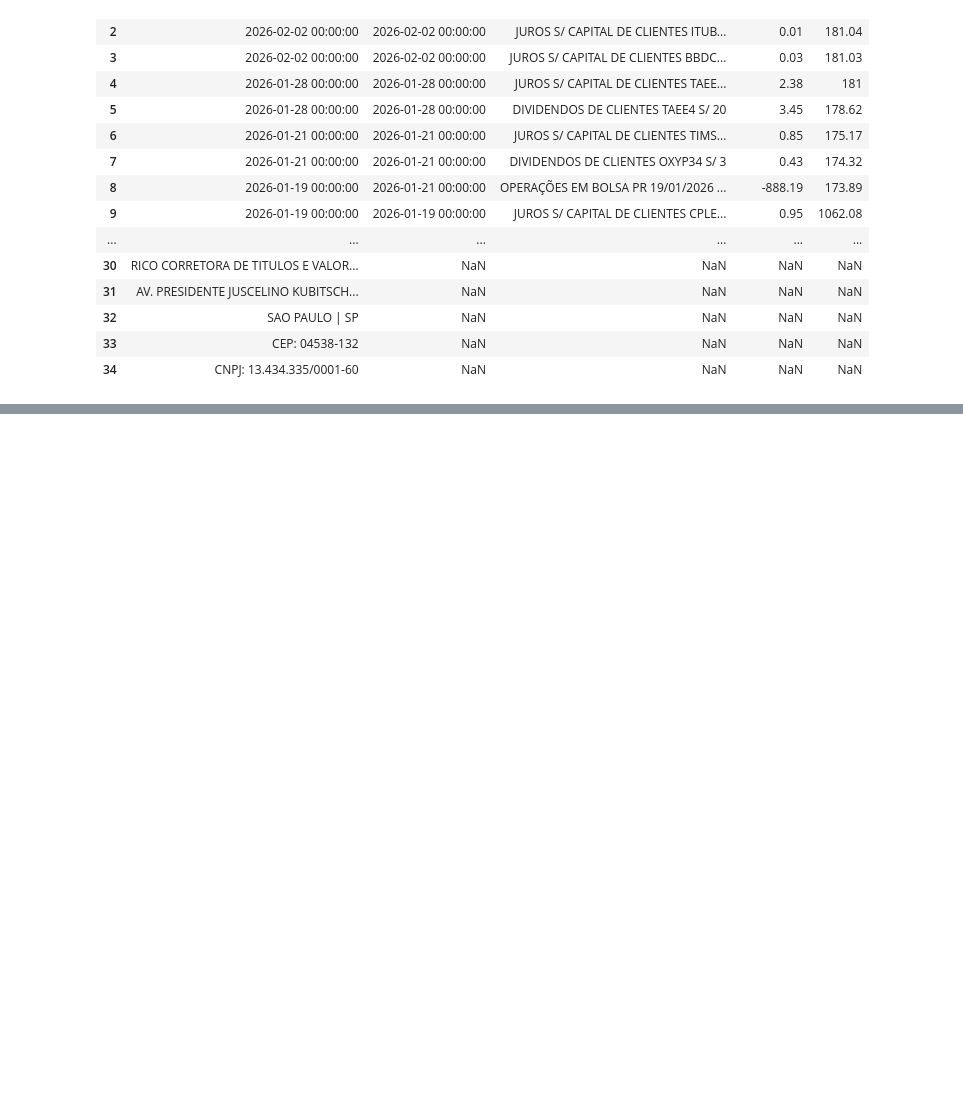
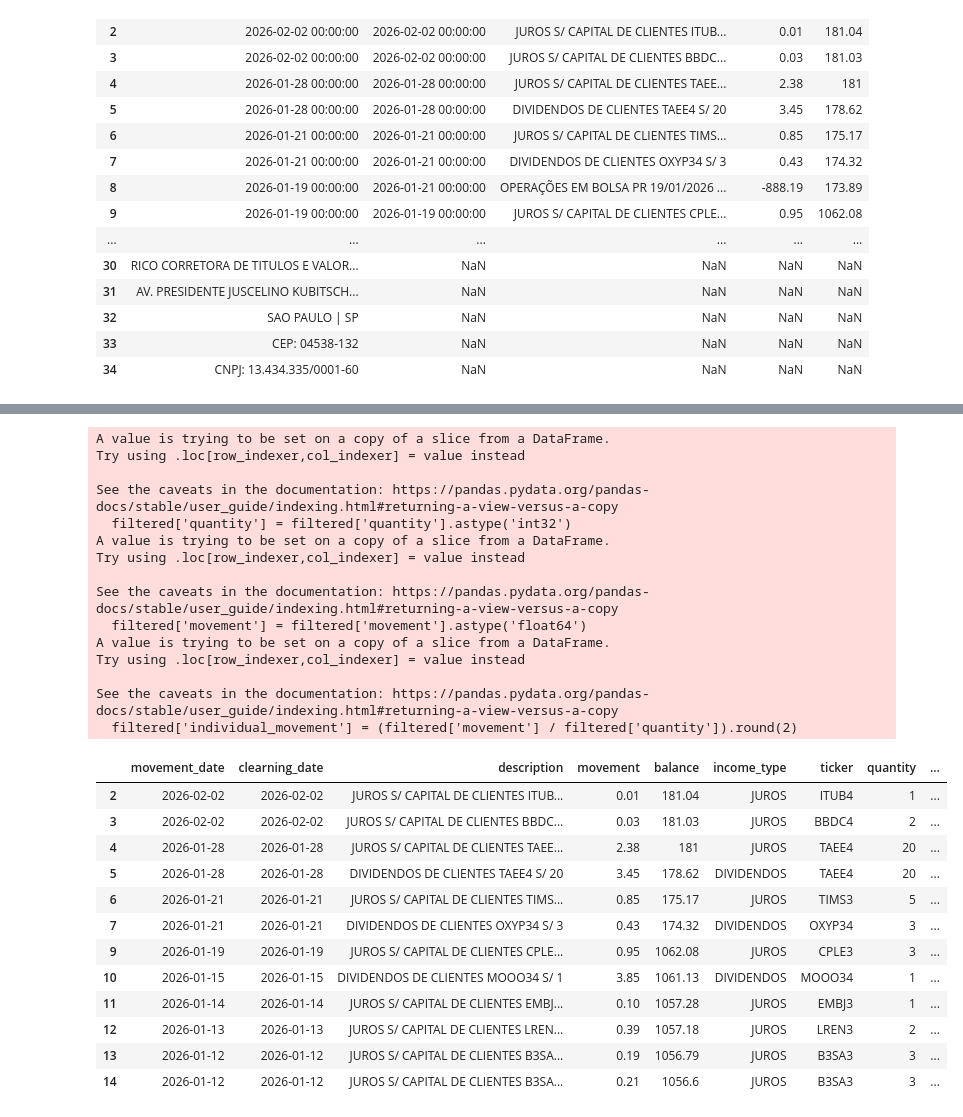
Before and after one commit to sergiobk201/portfolio_dashboard, a Jupyter notebook: dividends_pipeline.ipynb, the cells around one changed output, grey strips where cells are left out. Drawn from its saved outputs; the diff is of its cells as text; code cells hidden in the pictures; blank space fills up the shorter version.

Commit message:
dividend excel pipeline created, now I have to load historical dividends + add id logid + database logic + executable py file

```diff
--- a/dividends_pipeline.ipynb
+++ b/dividends_pipeline.ipynb
@@ -84,3 +84,10 @@ file
 | 32 | SAO PAULO | SP | NaN | NaN | NaN | NaN |
 | 33 | CEP: 04538-132 | NaN | NaN | NaN | NaN |
 | 34 | CNPJ: 13.434.335/0001-60 | NaN | NaN | NaN | NaN |
+# %%
+import datetime as dt
+
+first_null = file['movement_date'].isna().argmax()
+file = file.iloc[:first_null
+                 ]
+file
@@ -86,0 +112,6 @@ file
+# %%
+file['movement_date'] = pd.to_datetime(file['movement_date'])
+file['clearning_date'] = pd.to_datetime(file['clearning_date'])
+file['movement_date'] = file['movement_date'].dt.date
+file['clearning_date'] = file['clearning_date'].dt.date
+file
@@ -86,0 +156,5 @@ file
+# %%
+third_string = file['description'][2]
+third_string.split()[0]
+file['income_type'] = file['description'].str.split().str[0]
+file
@@ -86,0 +189,5 @@ file
+# %%
+filtered = file[file['income_type'].isin(['JUROS','DIVIDENDOS'])]
+filtered['ticker'] = filtered['description'].str.split().str[-3]
+filtered['quantity'] = filtered['description'].str.split().str[-1]
+filtered
@@ -86,0 +218,35 @@ file
+# %%
+filtered['quantity'] = filtered['quantity'].astype('int32')
+filtered['movement'] = filtered['movement'].astype('float64')
+filtered['individual_movement'] = (filtered['movement'] / filtered['quantity']).round(2)
+filtered
+filtered
+# %% [output]
+A value is trying to be set on a copy of a slice from a DataFrame.
+Try using .loc[row_indexer,col_indexer] = value instead
+
+See the caveats in the documentation: https://pandas.pydata.org/pandas-docs/stable/user_guide/indexing.html#returning-a-view-versus-a-copy
+  filtered['quantity'] = filtered['quantity'].astype('int32')
+A value is trying to be set on a copy of a slice from a DataFrame.
+Try using .loc[row_indexer,col_indexer] = value instead
+
+See the caveats in the documentation: https://pandas.pydata.org/pandas-docs/stable/user_guide/indexing.html#returning-a-view-versus-a-copy
+  filtered['movement'] = filtered['movement'].astype('float64')
+A value is trying to be set on a copy of a slice from a DataFrame.
+Try using .loc[row_indexer,col_indexer] = value instead
+
+See the caveats in the documentation: https://pandas.pydata.org/pandas-docs/stable/user_guide/indexing.html#returning-a-view-versus-a-copy
+  filtered['individual_movement'] = (filtered['movement'] / filtered['quantity']).round(2)
+|  | movement_date | clearning_date | description | movement | balance | income_type | ticker | quantity | ... |
+| 2 | 2026-02-02 | 2026-02-02 | JUROS S/ CAPITAL DE CLIENTES ITUB... | 0.01 | 181.04 | JUROS | ITUB4 | 1 | ... |
+| 3 | 2026-02-02 | 2026-02-02 | JUROS S/ CAPITAL DE CLIENTES BBDC... | 0.03 | 181.03 | JUROS | BBDC4 | 2 | ... |
+| 4 | 2026-01-28 | 2026-01-28 | JUROS S/ CAPITAL DE CLIENTES TAEE... | 2.38 | 181 | JUROS | TAEE4 | 20 | ... |
+| 5 | 2026-01-28 | 2026-01-28 | DIVIDENDOS DE CLIENTES TAEE4 S/ 20 | 3.45 | 178.62 | DIVIDENDOS | TAEE4 | 20 | ... |
+| 6 | 2026-01-21 | 2026-01-21 | JUROS S/ CAPITAL DE CLIENTES TIMS... | 0.85 | 175.17 | JUROS | TIMS3 | 5 | ... |
+| 7 | 2026-01-21 | 2026-01-21 | DIVIDENDOS DE CLIENTES OXYP34 S/ 3 | 0.43 | 174.32 | DIVIDENDOS | OXYP34 | 3 | ... |
+| 9 | 2026-01-19 | 2026-01-19 | JUROS S/ CAPITAL DE CLIENTES CPLE... | 0.95 | 1062.08 | JUROS | CPLE3 | 3 | ... |
+| 10 | 2026-01-15 | 2026-01-15 | DIVIDENDOS DE CLIENTES MOOO34 S/ 1 | 3.85 | 1061.13 | DIVIDENDOS | MOOO34 | 1 | ... |
+| 11 | 2026-01-14 | 2026-01-14 | JUROS S/ CAPITAL DE CLIENTES EMBJ... | 0.10 | 1057.28 | JUROS | EMBJ3 | 1 | ... |
+| 12 | 2026-01-13 | 2026-01-13 | JUROS S/ CAPITAL DE CLIENTES LREN... | 0.39 | 1057.18 | JUROS | LREN3 | 2 | ... |
+| 13 | 2026-01-12 | 2026-01-12 | JUROS S/ CAPITAL DE CLIENTES B3SA... | 0.19 | 1056.79 | JUROS | B3SA3 | 3 | ... |
+| 14 | 2026-01-12 | 2026-01-12 | JUROS S/ CAPITAL DE CLIENTES B3SA... | 0.21 | 1056.6 | JUROS | B3SA3 | 3 | ... |
```
Also changed, not shown: parts of 6 cells of this notebook.
